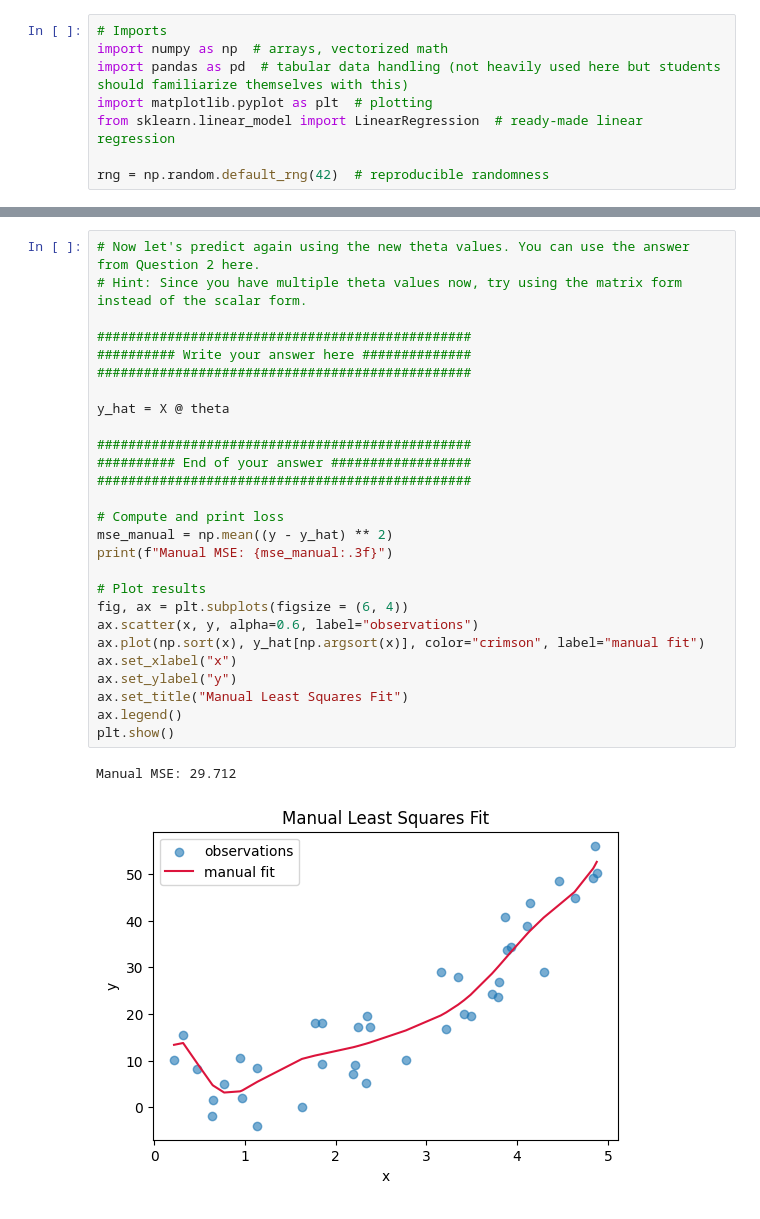
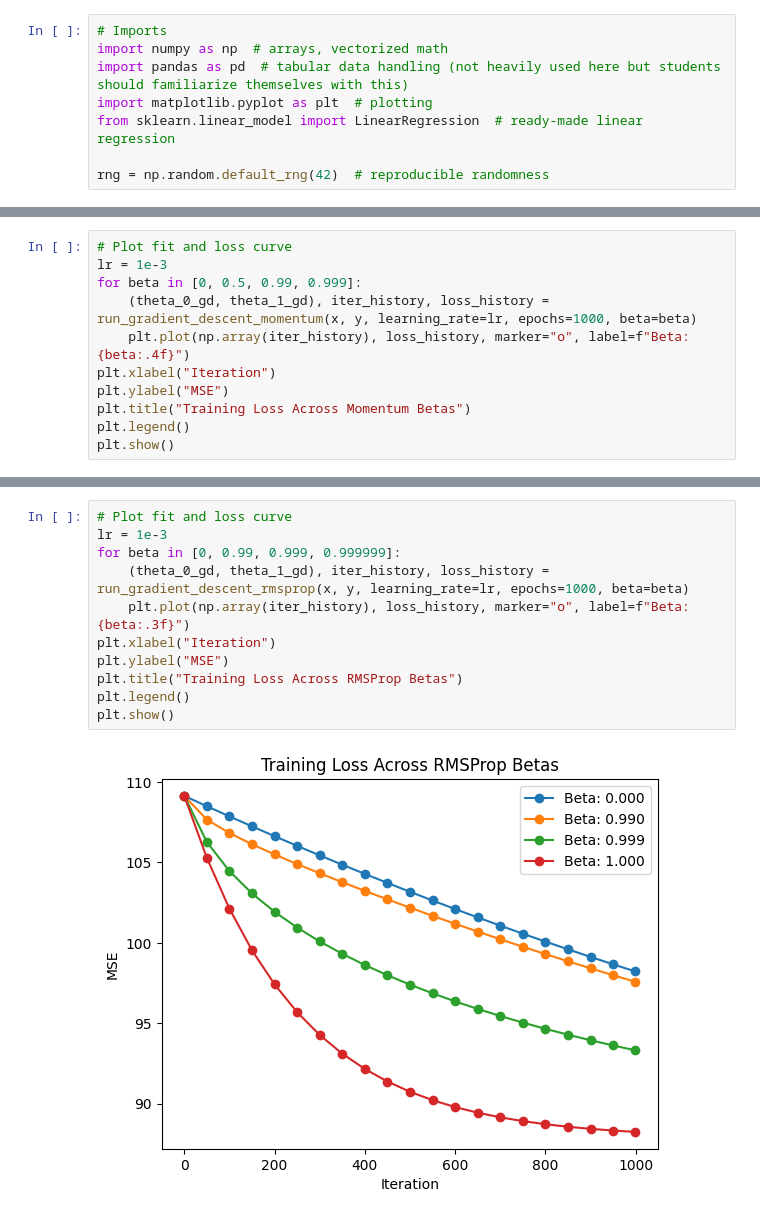
Before and after one commit to zohairshafi/zohairshafi.github.io, a Jupyter notebook: pages/lectures/HW2_Notebook_Solved.ipynb, the cells around one changed output, grey strips where cells are left out. Saved outputs shown, nothing was run; the diff lists cells and outputs as text.

```diff
--- a/pages/lectures/HW2_Notebook_Solved.ipynb
+++ b/pages/lectures/HW2_Notebook_Solved.ipynb
@@ -119,0 +335,11 @@ Manual MSE: 59.378
+# %%
+# Plot fit and loss curve
+lr = 1e-3
+for beta in [0, 0.5, 0.99, 0.999]:
+    (theta_0_gd, theta_1_gd), iter_history, loss_history = run_gradient_descent_momentum(x, y, learning_rate=lr, epochs=1000, beta=beta)
+    plt.plot(np.array(iter_history), loss_history, marker="o", label=f"Beta: {beta:.4f}")
+plt.xlabel("Iteration")
+plt.ylabel("MSE")
+plt.title("Training Loss Across Momentum Betas")
+plt.legend()
+plt.show()
@@ -179,30 +437,13 @@ New theta values: [-2.06897471e+01  3.45916698e+02 -1.23809541e+03  2.05618538e+
 # %%
-# Now let's predict again using the new theta values. You can use the answer from Question 2 here.
-# Hint: Since you have multiple theta values now, try using the matrix form instead of the scalar form.
-
-################################################
-########## Write your answer here ##############
-################################################
-
-y_hat = X @ theta
-
-################################################
-########## End of your answer ##################
-################################################
-
-# Compute and print loss
-mse_manual = np.mean((y - y_hat) ** 2)
-print(f"Manual MSE: {mse_manual:.3f}")
-
-# Plot results
-fig, ax = plt.subplots(figsize = (6, 4))
-ax.scatter(x, y, alpha=0.6, label="observations")
-ax.plot(np.sort(x), y_hat[np.argsort(x)], color="crimson", label="manual fit")
-ax.set_xlabel("x")
-ax.set_ylabel("y")
-ax.set_title("Manual Least Squares Fit")
-ax.legend()
+# Plot fit and loss curve
+lr = 1e-3
+for beta in [0, 0.99, 0.999, 0.999999]:
+    (theta_0_gd, theta_1_gd), iter_history, loss_history = run_gradient_descent_rmsprop(x, y, learning_rate=lr, epochs=1000, beta=beta)
+    plt.plot(np.array(iter_history), loss_history, marker="o", label=f"Beta: {beta:.3f}")
+plt.xlabel("Iteration")
+plt.ylabel("MSE")
+plt.title("Training Loss Across RMSProp Betas")
+plt.legend()
 plt.show()
 # %% [output]
-Manual MSE: 29.712
-[figure, old version]
+[figure, new version]
```
Also changed, not shown: parts of 32 cells of this notebook, 5 other files.
